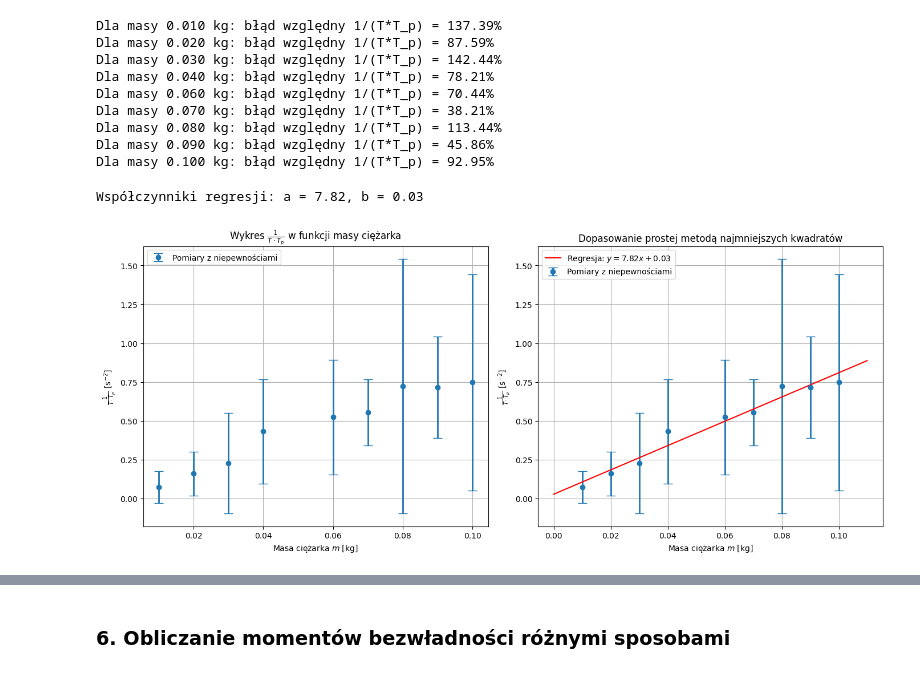
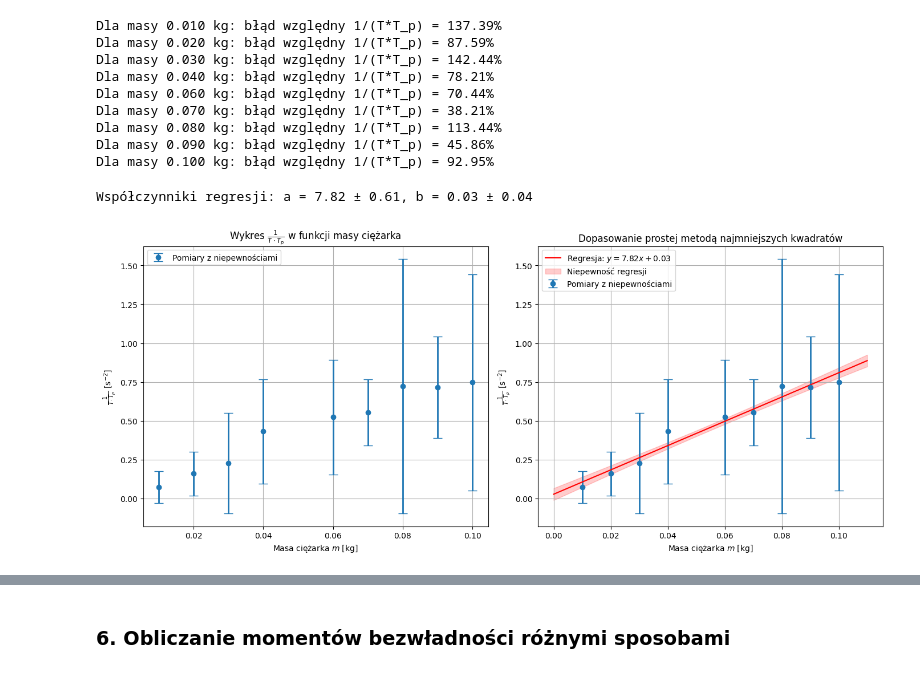
Before and after one commit to karolpeszek/pomiar_precesji, a Jupyter notebook: raport.ipynb, the cells around one changed output, grey strips where cells are left out. Cells and saved outputs as stored; diff of their text form; code cells hidden in the pictures.

```diff
--- a/raport.ipynb
+++ b/raport.ipynb
@@ -73,13 +74,13 @@ print(f"Średnia średnica dysku: {D:.3f} m ± {u_D:.3f} m")
 Średnia średnica dysku: 0.260 m ± 0.027 m
 # %%
 #obliczamy średni promień siły i jego niepewność
-R = force_radius['R'].mean()
-u_R = force_radius['R'].std(ddof=1) #użycie ddof=1 dla niepewności standardowej próby
+r = force_radius['R'].mean()
+u_r = force_radius['R'].std(ddof=1) #użycie ddof=1 dla niepewności standardowej próby
 
 #stosujemy współczynnik studenta, aby uwzględnić małą liczbę pomiarów
-u_R *= 2.776 #dla 5 pomiarów
+u_r *= 2.776 #dla 5 pomiarów
 
-print(f"Średni promień siły: {R:.3f} m ± {u_R:.3f} m")
+print(f"Średni promień siły: {r:.3f} m ± {u_r:.3f} m")
 # %% [output]
 Średni promień siły: 0.271 m ± 0.010 m
 # %%
@@ -130,35 +131,43 @@ Dla masy 0.090 kg: błąd względny 1/(T*T_p) = 45.86%
 Dla masy 0.100 kg: błąd względny 1/(T*T_p) = 92.95%
 # %%
 #wykonujemy wykres i regresję liniową dla zależności 1/(T*T_p) od masy ciężarka
-a, b = np.polyfit(masses.astype(float), T_T_p_inv.astype(float), 1)
-print(f"Współczynniki regresji: a = {a:.2f}, b = {b:.2f}")
+#np.polyfit z cov=True zwraca macierz kowariancji współczynników
+coeffs, cov = np.polyfit(masses.astype(float), T_T_p_inv.astype(float), 1, cov=True)
+a, b = coeffs
+u_a = np.sqrt(cov[0, 0])
+u_b = np.sqrt(cov[1, 1])
+print(f"Współczynniki regresji: a = {a:.2f} ± {u_a:.2f}, b = {b:.2f} ± {u_b:.2f}")
 
 #tworzymy wykresy obok siebie
 fig, (ax1, ax2) = plt.subplots(1, 2, figsize=(14, 6))
 
 #wykres 1: surowe dane z niepewnościami
 ax1.errorbar(masses, T_T_p_inv, yerr=u_T_T_p_inv, fmt='o', label='Pomiary z niepewnościami', elinewidth=2, capsize=6)
 ax1.set_xlabel(r'Masa ciężarka $m$ [kg]')
 ax1.set_ylabel(r'$\frac{1}{T \cdot T_p}$ [s$^{-2}$]')
 ax1.set_title(r'Wykres $\frac{1}{T \cdot T_p}$ w funkcji masy ciężarka')
 ax1.legend(loc='upper left')
 ax1.grid()
 
-#wykres 2: dane z regresją liniową
+#wykres 2: dane z regresją liniową i pasem niepewności
 x_plot = np.linspace(0, max(masses) * 1.1, 100)
+y_fit = a * x_plot + b
+#niepewność dopasowania: sigma_y(x) = sqrt(var_a * x^2 + var_b + 2*cov_ab * x)
+y_err = np.sqrt(cov[0, 0] * x_plot**2 + cov[1, 1] + 2 * cov[0, 1] * x_plot)
 ax2.errorbar(masses, T_T_p_inv, yerr=u_T_T_p_inv, fmt='o', label='Pomiary z niepewnościami', elinewidth=2, capsize=6)
-ax2.plot(x_plot, a * x_plot + b, 'r-', label=f'Regresja: $y = {a:.2f}x + {b:.2f}$')
+ax2.plot(x_plot, y_fit, 'r-', label=f'Regresja: $y = {a:.2f}x + {b:.2f}$')
+ax2.fill_between(x_plot, y_fit - y_err, y_fit + y_err, color='red', alpha=0.2, label='Niepewność regresji')
 ax2.set_xlabel(r'Masa ciężarka $m$ [kg]')
 ax2.set_ylabel(r'$\frac{1}{T \cdot T_p}$ [s$^{-2}$]')
 ax2.set_title(r'Dopasowanie prostej metodą najmniejszych kwadratów')
 ax2.legend(loc='upper left')
 ax2.grid()
 
 plt.tight_layout()
 plt.show()
 # %% [output]
-Współczynniki regresji: a = 7.82, b = 0.03
+Współczynniki regresji: a = 7.82 ± 0.61, b = 0.03 ± 0.04
-[figure, old version]
+[figure, new version]
 # %%
 #analogiczną regresję można wykonać przy założeniu, że prosta przechodzi przez początek układu współrzędnych
 
```
Also changed, not shown: parts of 15 cells of this notebook, 1 other file.
